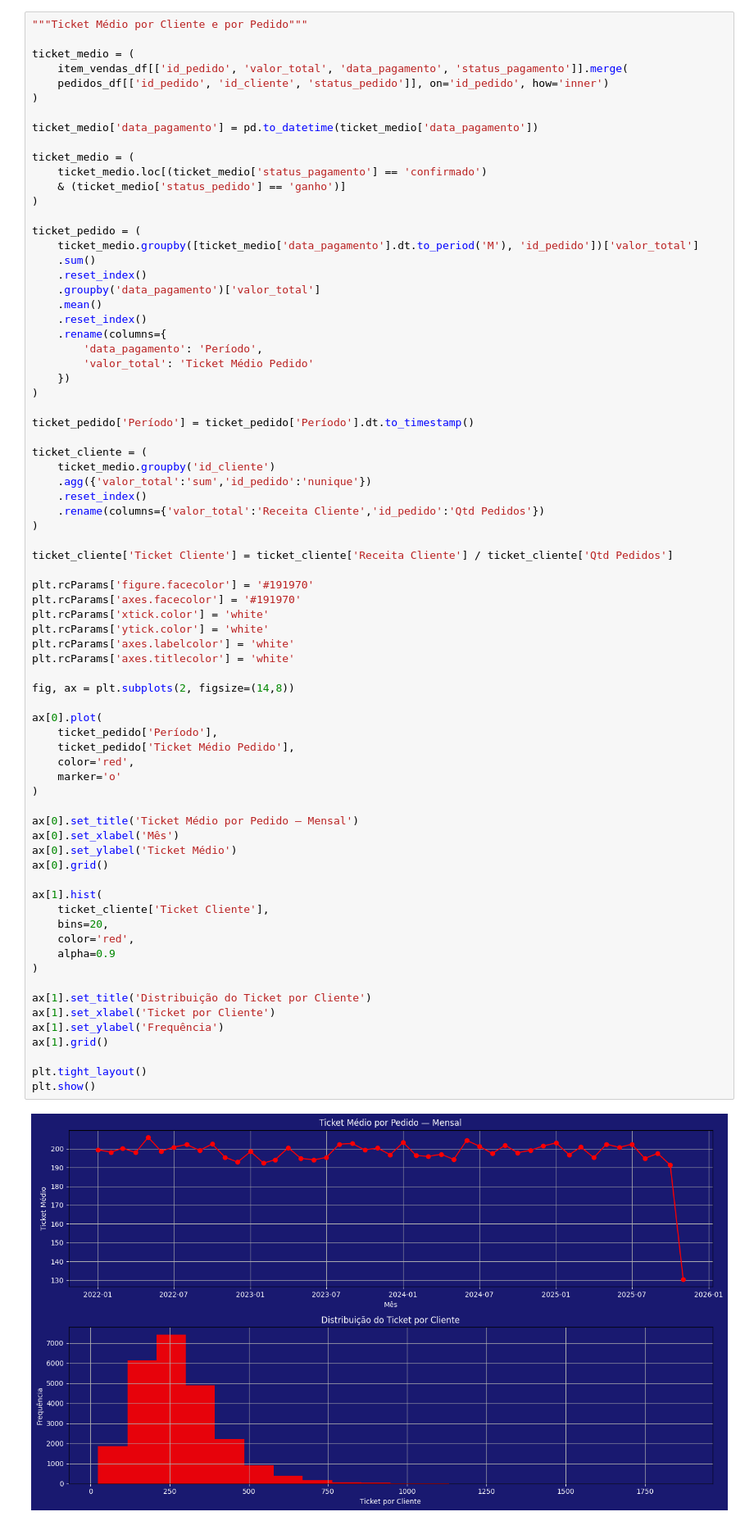
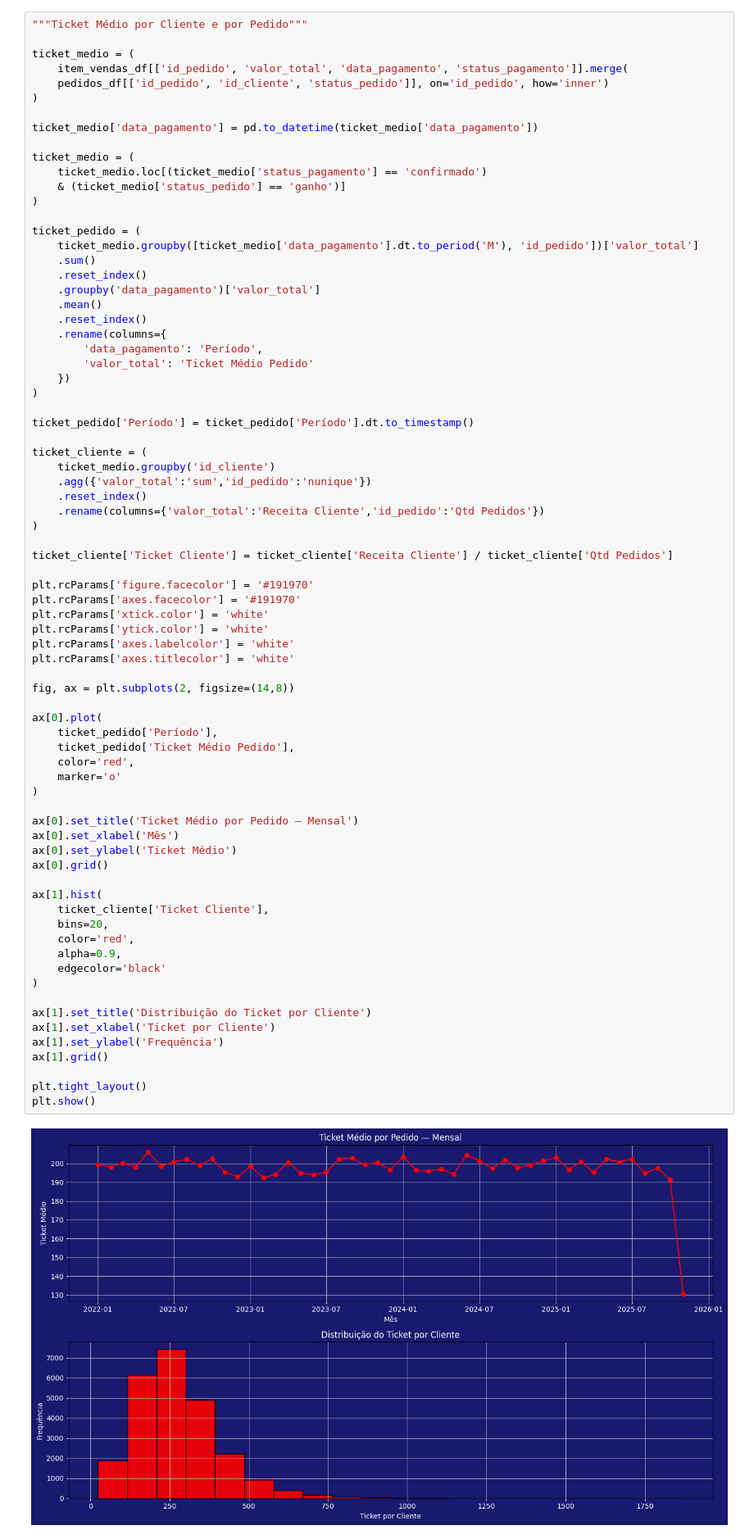
Before and after one commit to LucasBorges21/analise_comercial_eventos, a Jupyter notebook: notebooks/analise_eventos.ipynb, the cells around one changed output. Shown at 82% size. Cells and saved outputs as stored; diff of their text form.

```diff
--- a/notebooks/analise_eventos.ipynb
+++ b/notebooks/analise_eventos.ipynb
@@ -198,32 +198,33 @@ plt.rcParams['axes.labelcolor'] = 'white'
 plt.rcParams['axes.titlecolor'] = 'white'
 
 fig, ax = plt.subplots(2, figsize=(14,8))
 
 ax[0].plot(
     ticket_pedido['Período'],
     ticket_pedido['Ticket Médio Pedido'],
     color='red',
     marker='o'
 )
 
 ax[0].set_title('Ticket Médio por Pedido — Mensal')
 ax[0].set_xlabel('Mês')
 ax[0].set_ylabel('Ticket Médio')
 ax[0].grid()
 
 ax[1].hist(
     ticket_cliente['Ticket Cliente'],
     bins=20,
     color='red',
-    alpha=0.9
+    alpha=0.9,
+    edgecolor='black'
 )
 
 ax[1].set_title('Distribuição do Ticket por Cliente')
 ax[1].set_xlabel('Ticket por Cliente')
 ax[1].set_ylabel('Frequência')
 ax[1].grid()
 
 plt.tight_layout()
 plt.show()
 # %% [output]
-[figure, old version]
+[figure, new version]
```
Also changed, not shown: parts of 3 cells of this notebook.
